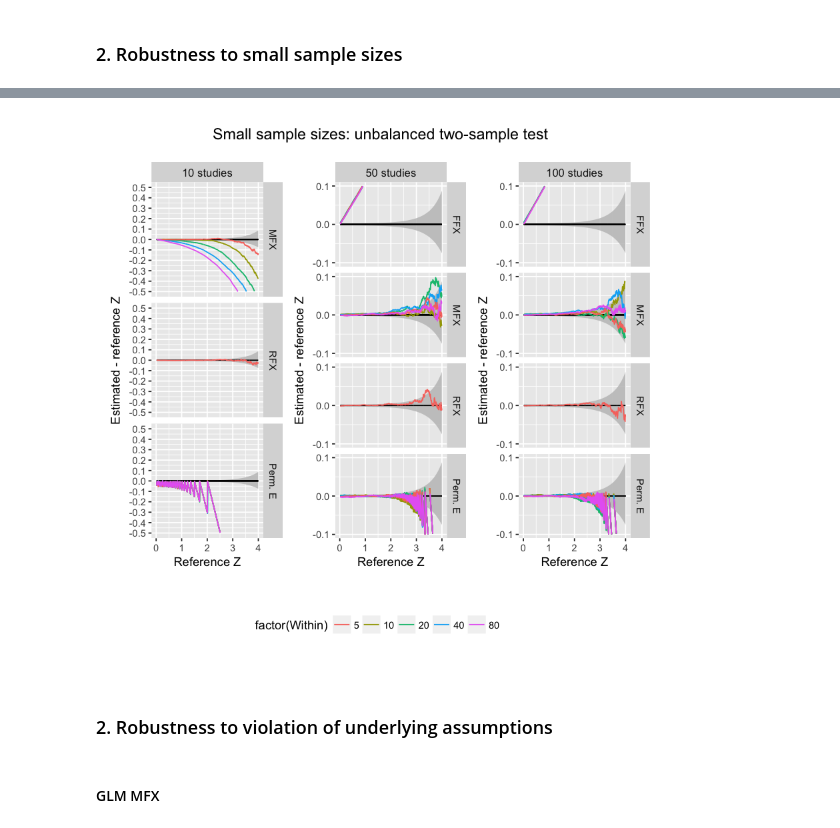
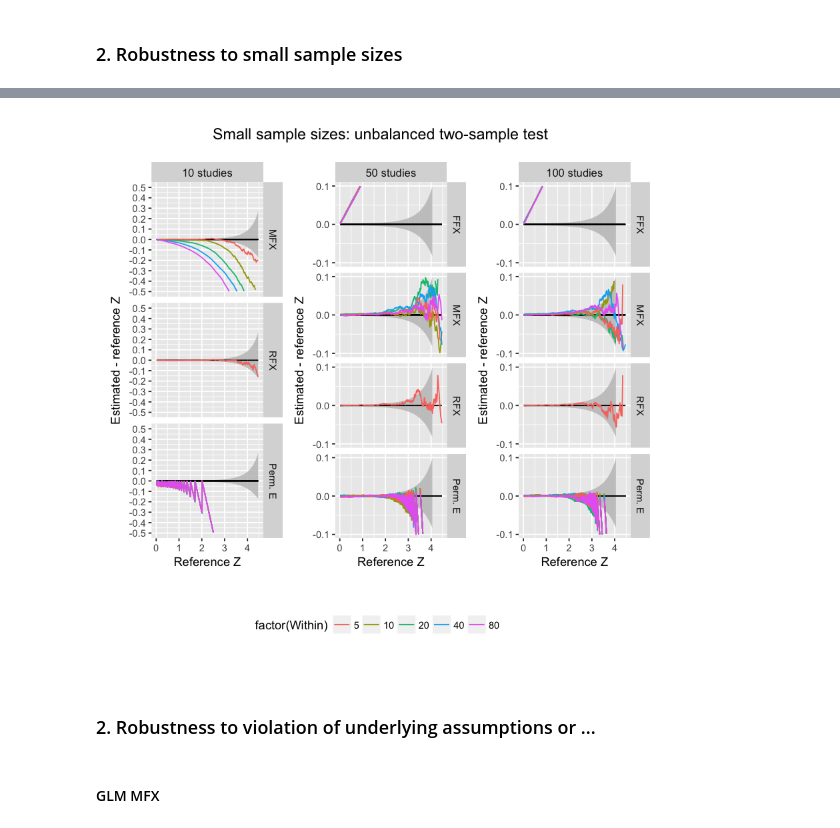
Before and after one commit to cmaumet/zmeta, a Jupyter notebook: Scripts/simulations/lib/plot_simulations.ipynb, the cells around one changed output, grey strips where cells are left out. Cells and saved outputs as stored; diff of their text form; code cells hidden in the pictures.

```diff
--- a/Scripts/simulations/lib/plot_simulations.ipynb
+++ b/Scripts/simulations/lib/plot_simulations.ipynb
@@ -181,8 +168,6 @@ Warning message:
 # %%
 plot_sample_sizes(
-    subset(con_data_3_small_sample,
-          ((methods %in% c("megaRFX") & Between==1) | !(methods %in% c("megaRFX"))) &
-           expectedz<4),
+    subset(con_data_3_small_sample, ((methods %in% c("megaRFX") & Between==1) | !(methods %in% c("megaRFX")))),
     title='unbalanced two-sample test', lim=c(0.5, 0.1, 0.1),
-    filename=file.path("..", "..", "..", "..", "zmeta_paper", "figures", "samplesizes_test3"))
+    filename=file.path("..", "..", "..", "..", "zmeta_paper", "figures", "samplesizes_test3"), max_z=4.5)
 # %% [output]
@@ -197,5 +179,5 @@ Warning message:
-[figure, old version]
+[figure, new version]
 # %% [markdown]
-### 2. Robustness to violation of underlying assumptions
+### 2. Robustness to violation of underlying assumptions or ...
 # %% [markdown]
 #### GLM MFX
```
Also changed, not shown: parts of 15 cells of this notebook, 4 other files.
